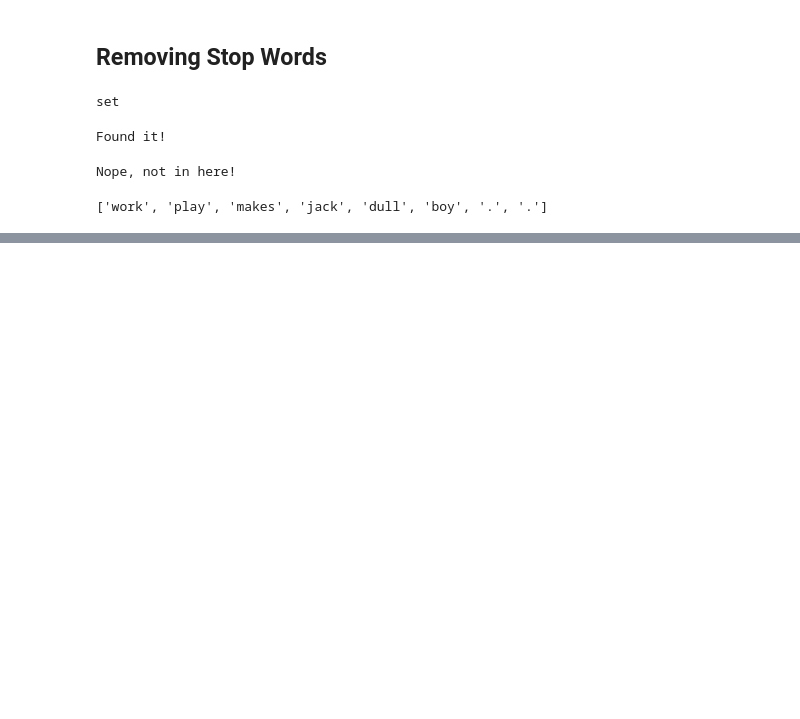
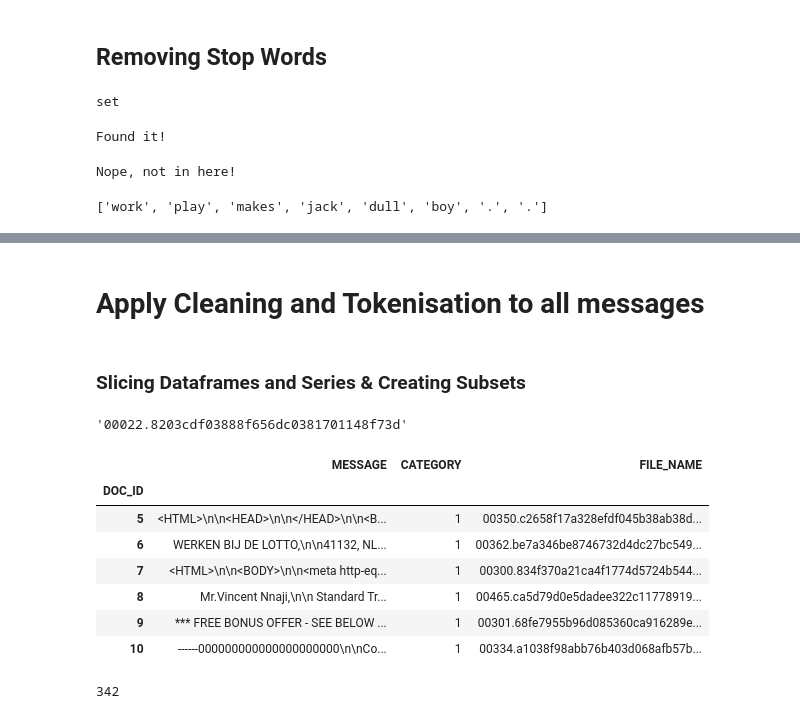
Before and after one commit to jasonwashburn/ColabNotebooks, a Jupyter notebook: 06_Bayes_Classifier.ipynb, the cells around one changed output, grey strips where cells are left out. Cells and saved outputs as stored; diff of their text form; code cells hidden in the pictures; blank space fills up the shorter version.

```diff
--- a/06_Bayes_Classifier.ipynb
+++ b/06_Bayes_Classifier.ipynb
@@ -375,0 +469,19 @@ filtered_words
+# %% [markdown]
+# Apply Cleaning and Tokenisation to all messages
+# %% [markdown]
+### Slicing Dataframes and Series & Creating Subsets
+# %%
+data.iat[2,2]
+# %% [output]
+'00022.8203cdf03888f656dc0381701148f73d'
+# %%
+data.iloc[5:11]
+# %% [output]
+|  | MESSAGE | CATEGORY | FILE_NAME |
+| DOC_ID |  |  |  |
+| 5 | <HTML>\n\n<HEAD>\n\n</HEAD>\n\n<B... | 1 | 00350.c2658f17a328efdf045b38ab38d... |
+| 6 | WERKEN BIJ DE LOTTO,\n\n41132, NL... | 1 | 00362.be7a346be8746732d4dc27bc549... |
+| 7 | <HTML>\n\n<BODY>\n\n<meta http-eq... | 1 | 00300.834f370a21ca4f1774d5724b544... |
+| 8 | Mr.Vincent Nnaji,\n\n Standard Tr... | 1 | 00465.ca5d79d0e5dadee322c11778919... |
+| 9 | *** FREE BONUS OFFER - SEE BELOW ... | 1 | 00301.68fe7955b96d085360ca916289e... |
+| 10 | ------000000000000000000000\n\nCo... | 1 | 00334.a1038f98abb76b403d068afb57b... |
@@ -375,0 +492,11 @@ filtered_words
+# %%
+# flat_list = []
+# for sublist in nested_list:
+#     for item in sublist:
+#         flat_list.append(item)
+
+flat_list = [item for sublist in nested_list for item in sublist]
+
+len(flat_list)
+# %% [output]
+342
```
Also changed, not shown: parts of 35 cells of this notebook.
